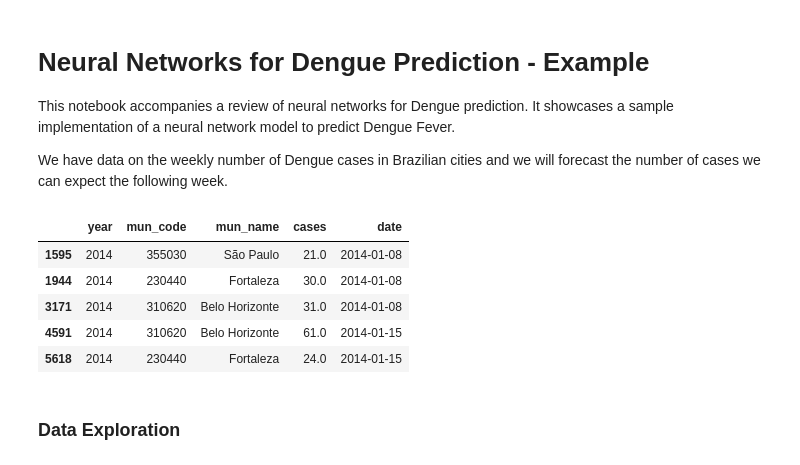
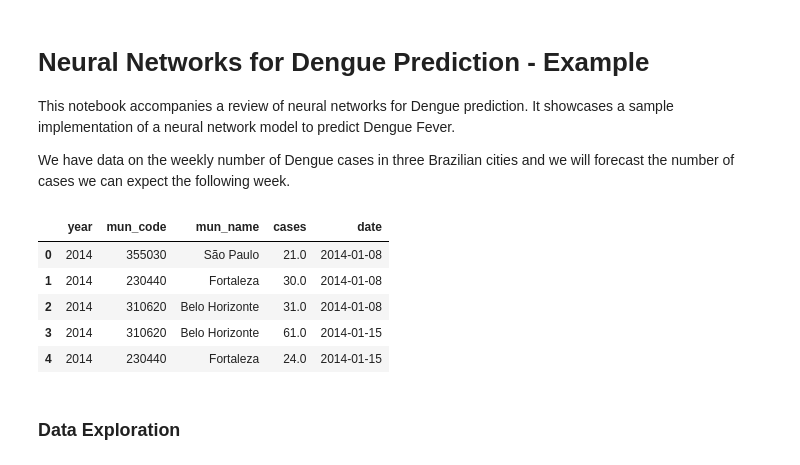
Before and after one commit to KRoster/NN4Dengue, a Jupyter notebook: Example_Neural Network for Dengue Prediction_Brazil cities.ipynb, the cells around one changed output. Saved outputs shown, nothing was run; the diff lists cells and outputs as text; code cells hidden in the pictures.

```diff
--- a/Example_Neural Network for Dengue Prediction_Brazil cities.ipynb
+++ b/Example_Neural Network for Dengue Prediction_Brazil cities.ipynb
@@ -3,7 +3,7 @@
 
 This notebook accompanies a review of neural networks for Dengue prediction. It showcases a sample implementation of a neural network model to predict Dengue Fever.
 
-We have data on the weekly number of Dengue cases in Brazilian cities and we will forecast the number of cases we can expect the following week.
+We have data on the weekly number of Dengue cases in three Brazilian cities and we will forecast the number of cases we can expect the following week.
 # %%
 import numpy as np
 import pandas as pd
@@ -27,20 +27,17 @@ sns.set_theme(style="darkgrid", palette='Set2', font='monospace')
 pd.set_option('display.max_rows', 500, 'display.max_columns', 500)
 # %%
 # load the data
-data = pd.read_csv('sinan_Dengue weekly.csv', parse_dates=[4])
+data = pd.read_csv('Dengue weekly_three cities.csv', parse_dates=[4])
 # %%
-# let's take a subset of cities (to speed up our learning)
-data = data[data.mun_code.isin([355030, 310620, 230440])]
-
 # let's inspect our data
 data.iloc[0:5,:]
 # %% [output]
 |  | year | mun_code | mun_name | cases | date |
-| 1595 | 2014 | 355030 | São Paulo | 21.0 | 2014-01-08 |
-| 1944 | 2014 | 230440 | Fortaleza | 30.0 | 2014-01-08 |
-| 3171 | 2014 | 310620 | Belo Horizonte | 31.0 | 2014-01-08 |
-| 4591 | 2014 | 310620 | Belo Horizonte | 61.0 | 2014-01-15 |
-| 5618 | 2014 | 230440 | Fortaleza | 24.0 | 2014-01-15 |
+| 0 | 2014 | 355030 | São Paulo | 21.0 | 2014-01-08 |
+| 1 | 2014 | 230440 | Fortaleza | 30.0 | 2014-01-08 |
+| 2 | 2014 | 310620 | Belo Horizonte | 31.0 | 2014-01-08 |
+| 3 | 2014 | 310620 | Belo Horizonte | 61.0 | 2014-01-15 |
+| 4 | 2014 | 230440 | Fortaleza | 24.0 | 2014-01-15 |
 # %% [markdown]
 ### Data Exploration
 # %%
```
Also changed, not shown: parts of 5 cells of this notebook, 1 other file.
